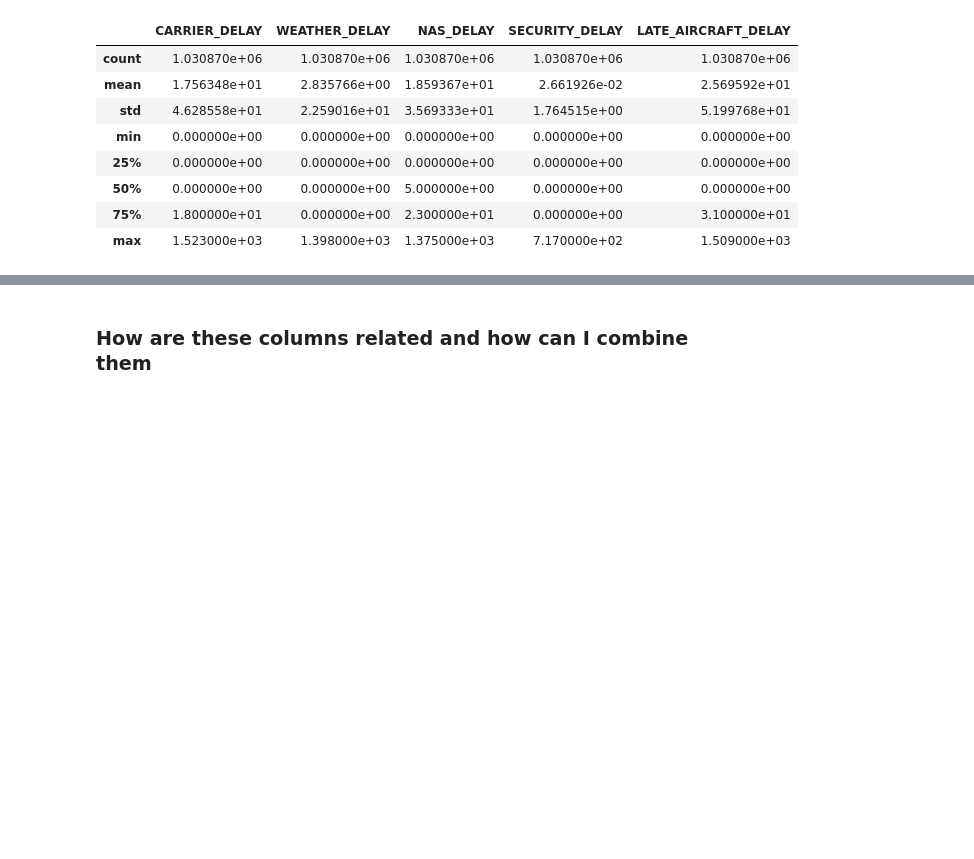
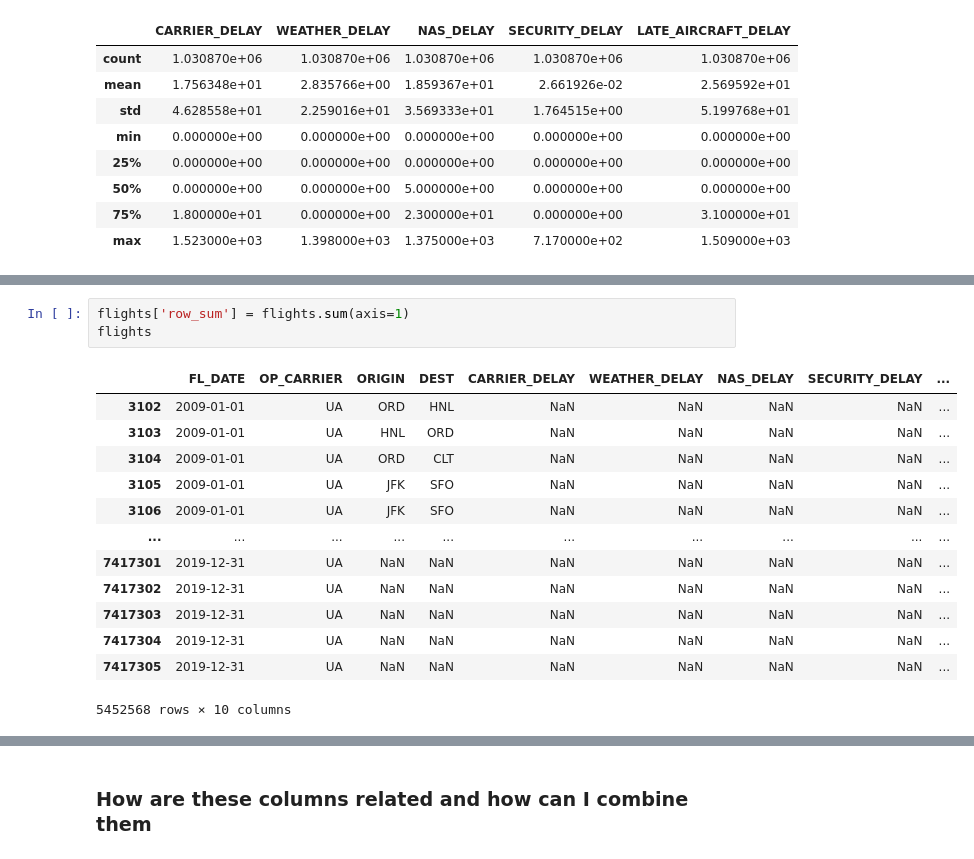
Before and after one commit to CLOUD-NINE-FLIGHT-SOLUTIONS/CLOUD-NINE-FLIGHT-SOLUTIONS, a Jupyter notebook: Mannie/explore.ipynb, the cells around one changed output, grey strips where cells are left out. Drawn from its saved outputs; the diff is of its cells as text; blank space fills up the shorter version.

```diff
--- a/Mannie/explore.ipynb
+++ b/Mannie/explore.ipynb
@@ -51,0 +68,17 @@ flights.describe()
+# %%
+flights['row_sum'] = flights.sum(axis=1)
+flights
+# %% [output]
+|  | FL_DATE | OP_CARRIER | ORIGIN | DEST | CARRIER_DELAY | WEATHER_DELAY | NAS_DELAY | SECURITY_DELAY | ... |
+| 3102 | 2009-01-01 | UA | ORD | HNL | NaN | NaN | NaN | NaN | ... |
+| 3103 | 2009-01-01 | UA | HNL | ORD | NaN | NaN | NaN | NaN | ... |
+| 3104 | 2009-01-01 | UA | ORD | CLT | NaN | NaN | NaN | NaN | ... |
+| 3105 | 2009-01-01 | UA | JFK | SFO | NaN | NaN | NaN | NaN | ... |
+| 3106 | 2009-01-01 | UA | JFK | SFO | NaN | NaN | NaN | NaN | ... |
+| ... | ... | ... | ... | ... | ... | ... | ... | ... | ... |
+| 7417301 | 2019-12-31 | UA | NaN | NaN | NaN | NaN | NaN | NaN | ... |
+| 7417302 | 2019-12-31 | UA | NaN | NaN | NaN | NaN | NaN | NaN | ... |
+| 7417303 | 2019-12-31 | UA | NaN | NaN | NaN | NaN | NaN | NaN | ... |
+| 7417304 | 2019-12-31 | UA | NaN | NaN | NaN | NaN | NaN | NaN | ... |
+| 7417305 | 2019-12-31 | UA | NaN | NaN | NaN | NaN | NaN | NaN | ... |
+5452568 rows × 10 columns
```
Also changed, not shown: parts of 29 cells of this notebook, 3 other files.
